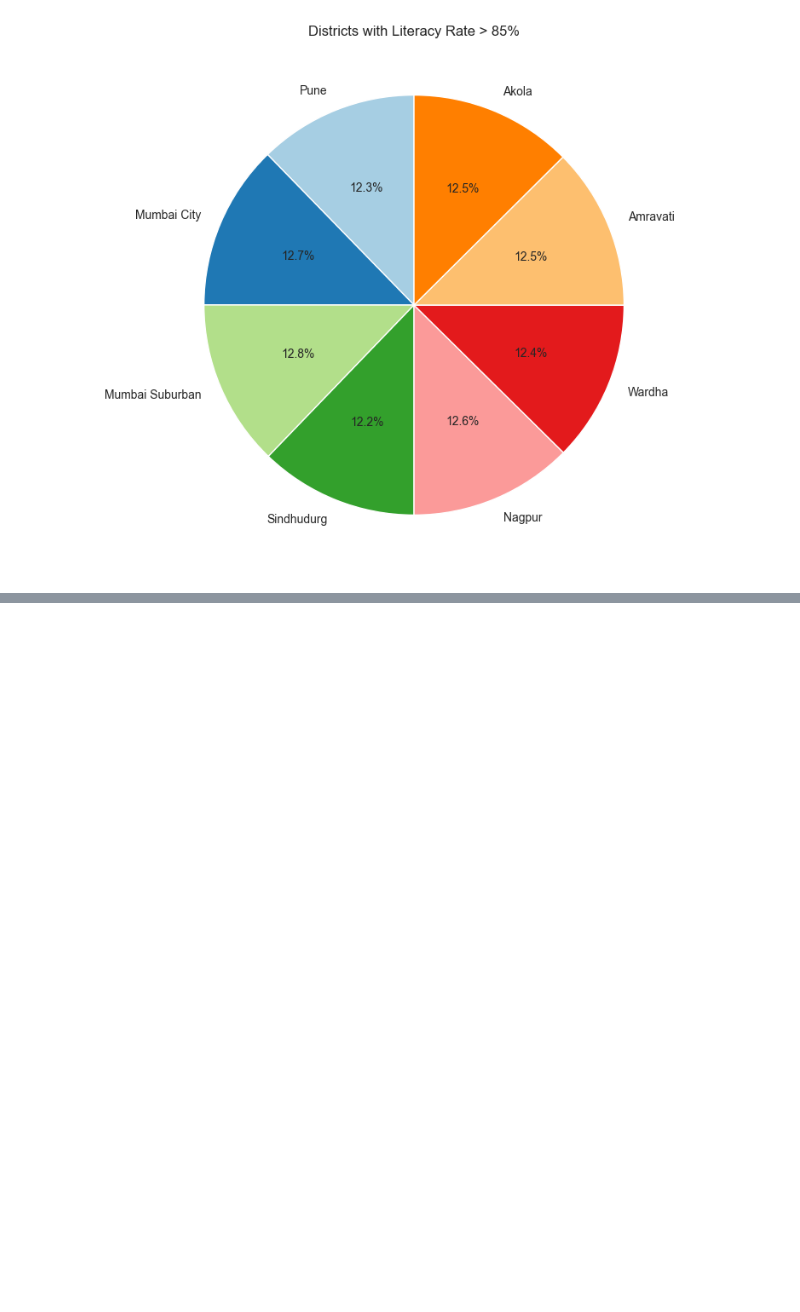
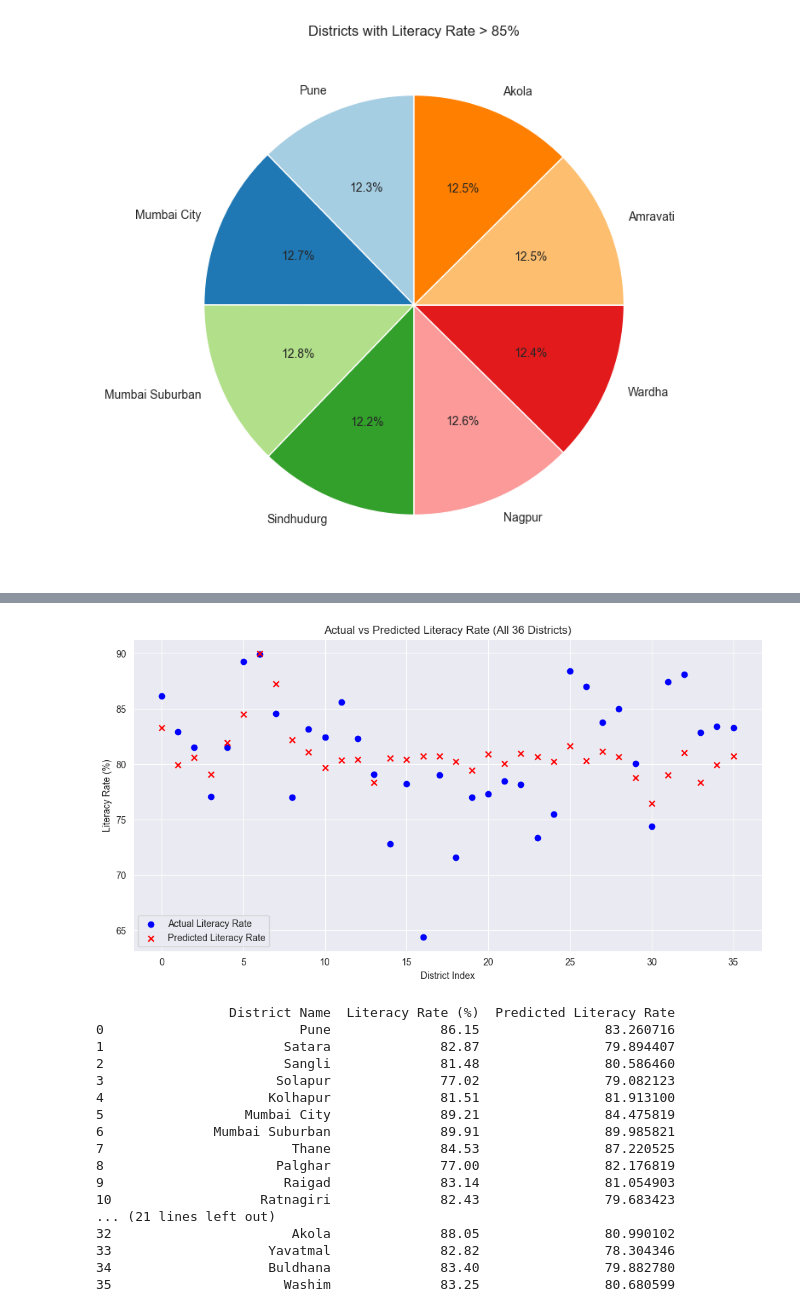
Before and after one commit to mothgharenimish/Maharashtra-Data-Project, a Jupyter notebook: mah.ipynb, the cells around one changed output, grey strips where cells are left out. Saved outputs shown, nothing was run; the diff lists cells and outputs as text; code cells hidden in the pictures; blank space fills up the shorter version.

```diff
--- a/mah.ipynb
+++ b/mah.ipynb
@@ -414,0 +473,49 @@ plt.show()
+# %%
+# Predict Literacy Rate using Population, Area, Urban %
+# Predict Population Density using Area, Population
+X = mhData[['Population (Census 2011)','Area (in sq. km)']]
+Y = mhData[['Literacy Rate (%)']]
+
+X_train, X_test, Y_train, Y_test = train_test_split(
+    X, Y, test_size=0.2, random_state=42
+)
+
+model = LinearRegression()
+model.fit(X_train, Y_train)
+
+Y_pred_all = model.predict(X)
+
+mhData["Predicted Literacy Rate"] = Y_pred_all
+
+plt.figure(figsize=(12,6))
+
+plt.scatter(range(len(Y)), Y, color="blue", label="Actual Literacy Rate")
+
+plt.scatter(range(len(Y_pred_all)), Y_pred_all, color="red", label="Predicted Literacy Rate", marker="x")
+
+plt.xlabel("District Index")
+plt.ylabel("Literacy Rate (%)")
+plt.title("Actual vs Predicted Literacy Rate (All 36 Districts)")
+plt.legend()
+plt.show()
+
+print(mhData[["District Name", "Literacy Rate (%)", "Predicted Literacy Rate"]])
+# %% [output]
+[figure, added]
+                 District Name  Literacy Rate (%)  Predicted Literacy Rate
+0                         Pune              86.15                83.260716
+1                       Satara              82.87                79.894407
+2                       Sangli              81.48                80.586460
+3                      Solapur              77.02                79.082123
+4                     Kolhapur              81.51                81.913100
+5                  Mumbai City              89.21                84.475819
+6              Mumbai Suburban              89.91                89.985821
+7                        Thane              84.53                87.220525
+8                      Palghar              77.00                82.176819
+9                       Raigad              83.14                81.054903
+10                   Ratnagiri              82.43                79.683423
+... (21 lines left out)
+32                       Akola              88.05                80.990102
+33                    Yavatmal              82.82                78.304346
+34                    Buldhana              83.40                79.882780
+35                      Washim              83.25                80.680599
```
Also changed, not shown: parts of 5 cells of this notebook.
